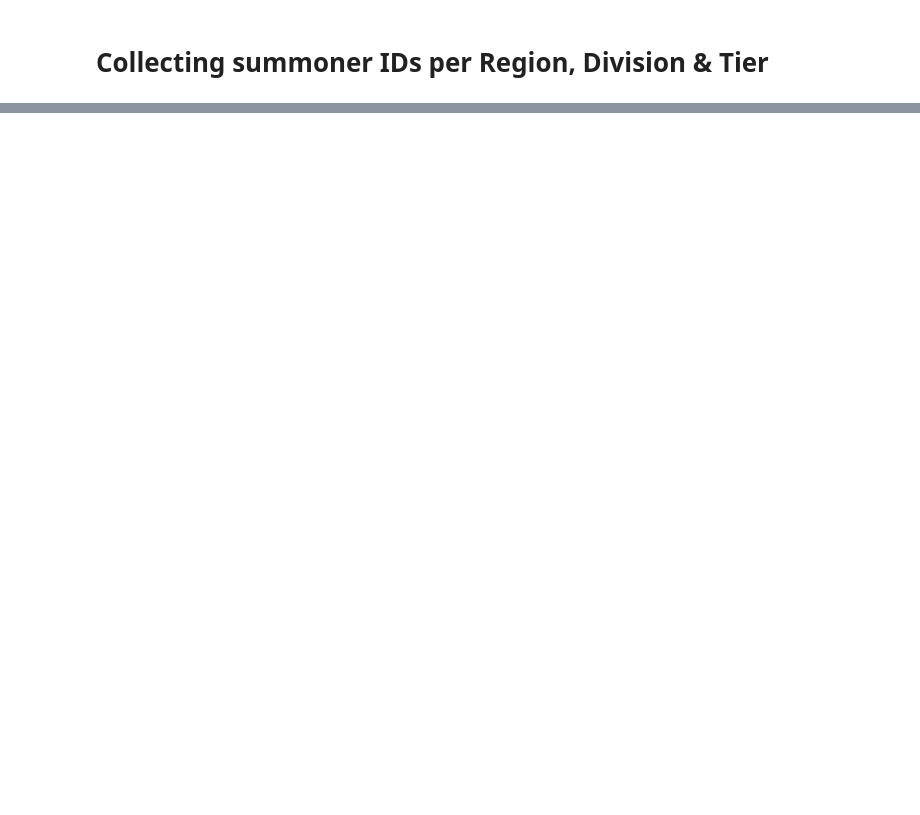
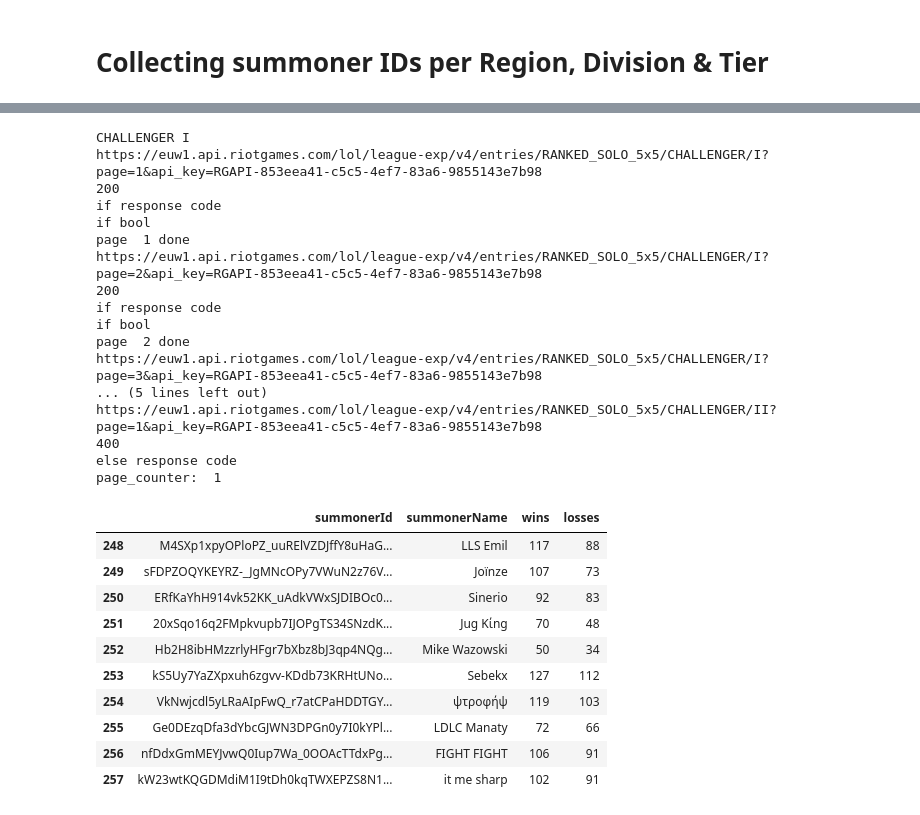
Before and after one commit to ryandamen/tilt, a Jupyter notebook: src/rankedlist.ipynb, the cells around one changed output, grey strips where cells are left out. Saved outputs shown, nothing was run; the diff lists cells and outputs as text; code cells hidden in the pictures; blank space fills up the shorter version.

Commit message:
get summoner & account ID done

```diff
--- a/src/rankedlist.ipynb
+++ b/src/rankedlist.ipynb
@@ -21,6 +23,8 @@ Other (unused so far) tutorials:
 # %%
-# Main
-# do not remove! works on test dataset tier_list2 & division_list2
+# Block: [get summoner ID]
+# gets all the summonerName, summonerID, wins & losses for all tiers & divisions in a region and puts them in a summonerID dataframe (todo:) that is connected to a dictionary of tiers and divisions.
+# currently uses test dataset tier_list2 & division_list2
+
 
 # importing tools
 import requests
@@ -34,7 +38,7 @@ def jprint(obj):
     print(text)
 
 # temp api key location
-apikey = 'RGAPI-6afdc7c1-d52e-4d11-a5b6-992a29b533d3'
+apikey = 'RGAPI-853eea41-c5c5-4ef7-83a6-9855143e7b98'
 
 # set variables set
 region = 'euw1'
@@ -44,7 +48,7 @@ queue_type = 'RANKED_SOLO_5x5'
 tier_list = ['IRON', 'BRONZE', 'SILVER', 'GOLD', 'PLATINUM', 'DIAMOND', 'MASTER', 'GRANDMASTER', 'CHALLENGER']
 division_list = ['I', 'II', 'III', 'IV']
 
-tier_list2 = ['GRANDMASTER', 'CHALLENGER'] # testing with these
+tier_list2 = ['CHALLENGER'] # testing with these
 division_list2 = ['I', 'II'] # testing with these
 
 # iterate through the variables to create the dataset
@@ -61,31 +65,65 @@ for tier_counter in tier_list2:      # iterate through the tiers
             print(str(response_code.status_code)) # response_code is an object, so have to change the type of reponse_code to a string with str(response_code)
             if response_code.status_code == 200:
                 print('if response code')
                 response_json = response_code.json() # put the response in a json format
                 if bool(response_json):    ##? I think it makes more sense to pull just a little bit of text, no need to put everything in and then run the check, just put in a little bit and if that works keep going. > looking for code efficiency
                     print('if bool')
                     # grab summonerId, summonerName, wins, & losses and append them to a new list summoner_list
+                    ## !!! need to append each dataframe to the right division_tier combination dictionary?
                     for summoner_counter in response_json:
                         summoner_list.append([summoner_counter['summonerId'], summoner_counter['summonerName'], summoner_counter['wins'], summoner_counter['losses']])
                         # jprint (summoner_list)
                         summoner_df = pd.DataFrame(data=summoner_list, columns=['summonerId', 'summonerName', 'wins', 'losses']) # create and fill a dataframe from the list summoner_list
                         # summoner_df.head(10)    #displaying the first 10 results of the dataframe
                         # summoner_df.tail(10)    #displaying the last 10 results of the dataframe
                         summoner_dict = summoner_df.to_dict() # converting the dataframe into a dictionary
                         # summoner_dict.keys() # returns a list of all the available keys in the dictionary
                         # summoner_dict.values() # returns a list of all the available values in the dictionary
                     print ('page ', page_counter, 'done')
                     page_counter = page_counter+1
                 else:
                     print('else bool')
                     keep_going = False
                     print('page_counter: ', page_counter)
                     break
             else:  # else if there is no data, exit this loop
                 print('else response code')
                 print('page_counter: ', page_counter)
                 break
 
 # challenger has 1 page of data
 # grandmaster has 4 pages of data
+
+# summoner_df.head(10)    #displaying the first 10 results of the dataframe
+summoner_df.tail(10)    #displaying the last 10 results of the dataframe
+# will print the challenger I list cuz that one is filled last
+# %% [output]
+CHALLENGER I
+https://euw1.api.riotgames.com/lol/league-exp/v4/entries/RANKED_SOLO_5x5/CHALLENGER/I?page=1&api_key=RGAPI-853eea41-c5c5-4ef7-83a6-9855143e7b98
+200
+if response code
+if bool
+page  1 done
+https://euw1.api.riotgames.com/lol/league-exp/v4/entries/RANKED_SOLO_5x5/CHALLENGER/I?page=2&api_key=RGAPI-853eea41-c5c5-4ef7-83a6-9855143e7b98
+200
+if response code
+if bool
+page  2 done
+https://euw1.api.riotgames.com/lol/league-exp/v4/entries/RANKED_SOLO_5x5/CHALLENGER/I?page=3&api_key=RGAPI-853eea41-c5c5-4ef7-83a6-9855143e7b98
+... (5 lines left out)
+https://euw1.api.riotgames.com/lol/league-exp/v4/entries/RANKED_SOLO_5x5/CHALLENGER/II?page=1&api_key=RGAPI-853eea41-c5c5-4ef7-83a6-9855143e7b98
+400
+else response code
+page_counter:  1
+|  | summonerId | summonerName | wins | losses |
+| 248 | M4SXp1xpyOPloPZ_uuRElVZDJffY8uHaG... | LLS Emil | 117 | 88 |
+| 249 | sFDPZOQYKEYRZ-_JgMNcOPy7VWuN2z76V... | Joïnze | 107 | 73 |
+| 250 | ERfKaYhH914vk52KK_uAdkVWxSJDIBOc0... | Sinerio | 92 | 83 |
+| 251 | 20xSqo16q2FMpkvupb7IJOPgTS34SNzdK... | Jug Kίng | 70 | 48 |
+| 252 | Hb2H8ibHMzzrlyHFgr7bXbz8bJ3qp4NQg... | Mike Wazοwski | 50 | 34 |
+| 253 | kS5Uy7YaZXpxuh6zgvv-KDdb73KRHtUNo... | Sebekx | 127 | 112 |
+| 254 | VkNwjcdl5yLRaAIpFwQ_r7atCPaHDDTGY... | ψτροφήψ | 119 | 103 |
+| 255 | Ge0DEzqDfa3dYbcGJWN3DPGn0y7I0kYPl... | LDLC Manaty | 72 | 66 |
+| 256 | nfDdxGmMEYJvwQ0Iup7Wa_0OOAcTTdxPg... | FΙGHT FΙGHT | 106 | 91 |
+| 257 | kW23wtKQGDMdiM1I9tDh0kqTWXEPZS8N1... | it me sharp | 102 | 91 |
 # %%
```
Also changed, not shown: parts of 4 cells of this notebook, 2 other files.
